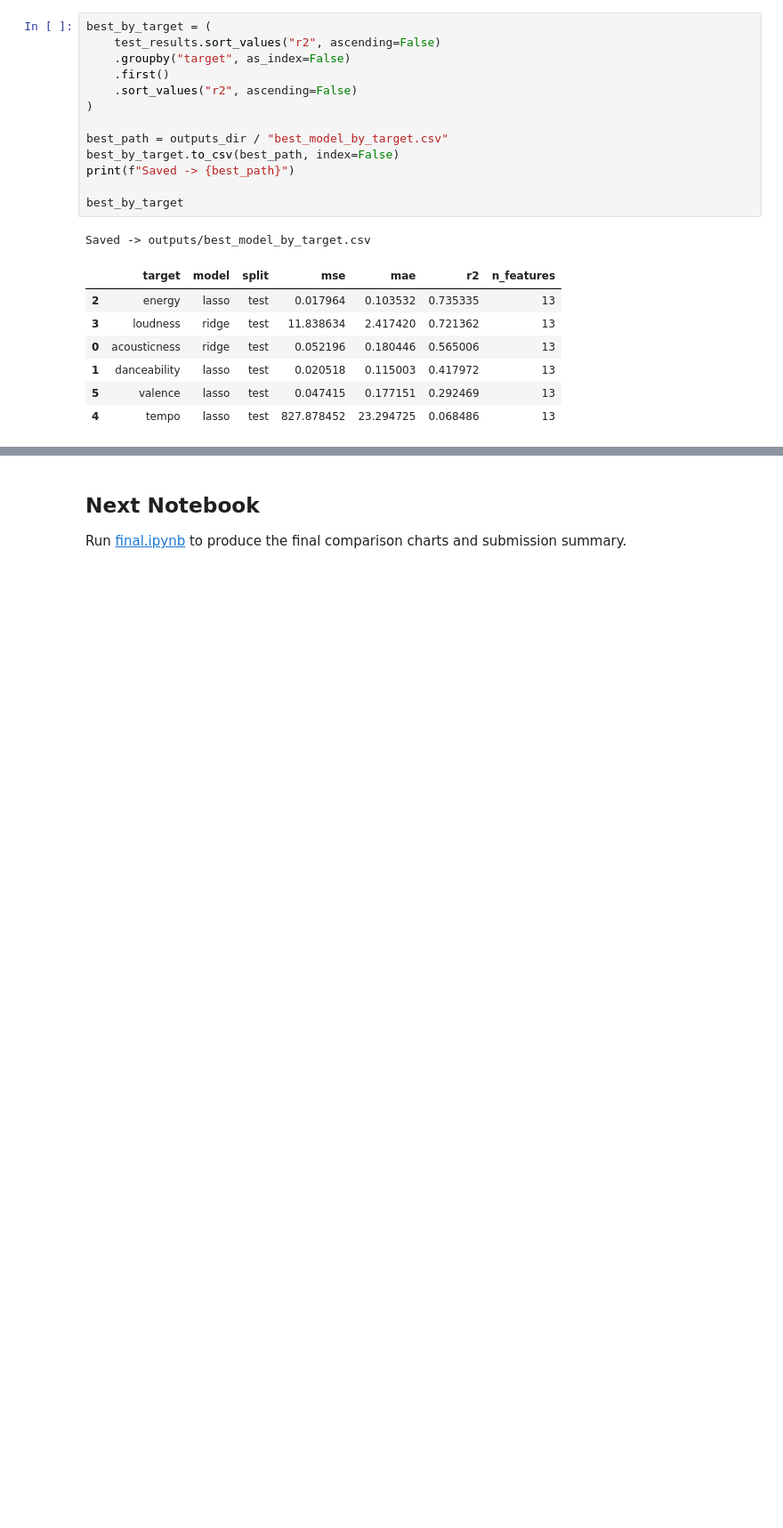
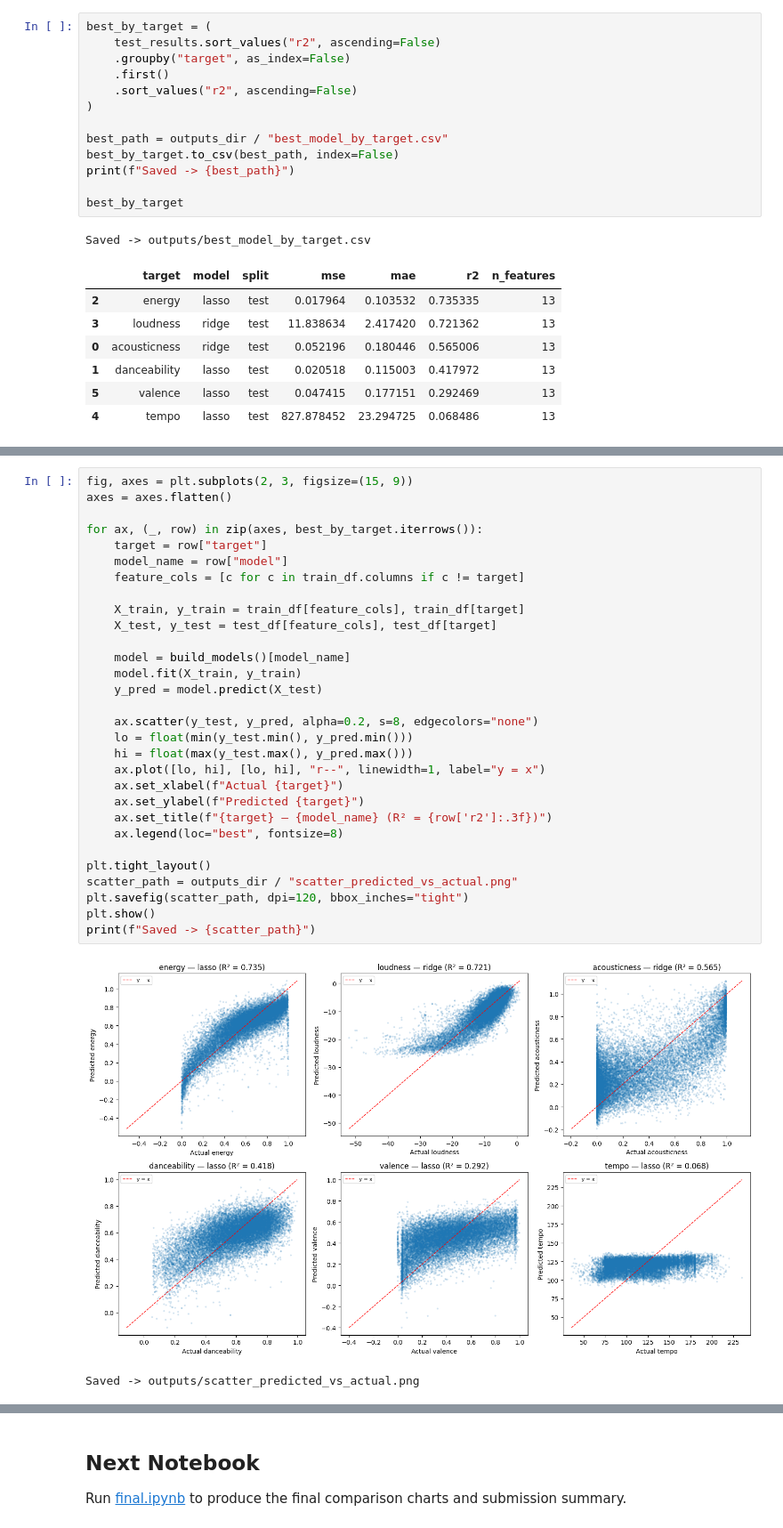
Before and after one commit to midhun-sadanand/danceable, a Jupyter notebook: regularized_models.ipynb, the cells around one changed output, grey strips where cells are left out. Shown at 89% size. Drawn from its saved outputs; the diff is of its cells as text; blank space fills up the shorter version.

Commit message:
completed model needs revision
Co-Authored-By: Claude Opus 4.7 (1M context) <noreply@anthropic.com>

```diff
--- a/regularized_models.ipynb
+++ b/regularized_models.ipynb
@@ -196,0 +201,33 @@ Saved -> outputs/best_model_by_target.csv
+# %%
+fig, axes = plt.subplots(2, 3, figsize=(15, 9))
+axes = axes.flatten()
+
+for ax, (_, row) in zip(axes, best_by_target.iterrows()):
+    target = row["target"]
+    model_name = row["model"]
+    feature_cols = [c for c in train_df.columns if c != target]
+
+    X_train, y_train = train_df[feature_cols], train_df[target]
+    X_test, y_test = test_df[feature_cols], test_df[target]
+
+    model = build_models()[model_name]
+    model.fit(X_train, y_train)
+    y_pred = model.predict(X_test)
+
+    ax.scatter(y_test, y_pred, alpha=0.2, s=8, edgecolors="none")
+    lo = float(min(y_test.min(), y_pred.min()))
+    hi = float(max(y_test.max(), y_pred.max()))
+    ax.plot([lo, hi], [lo, hi], "r--", linewidth=1, label="y = x")
+    ax.set_xlabel(f"Actual {target}")
+    ax.set_ylabel(f"Predicted {target}")
+    ax.set_title(f"{target} — {model_name} (R² = {row['r2']:.3f})")
+    ax.legend(loc="best", fontsize=8)
+
+plt.tight_layout()
+scatter_path = outputs_dir / "scatter_predicted_vs_actual.png"
+plt.savefig(scatter_path, dpi=120, bbox_inches="tight")
+plt.show()
+print(f"Saved -> {scatter_path}")
+# %% [output]
+[figure, added]
+Saved -> outputs/scatter_predicted_vs_actual.png
```
Also changed, not shown: parts of 7 cells of this notebook, 37 other files.
